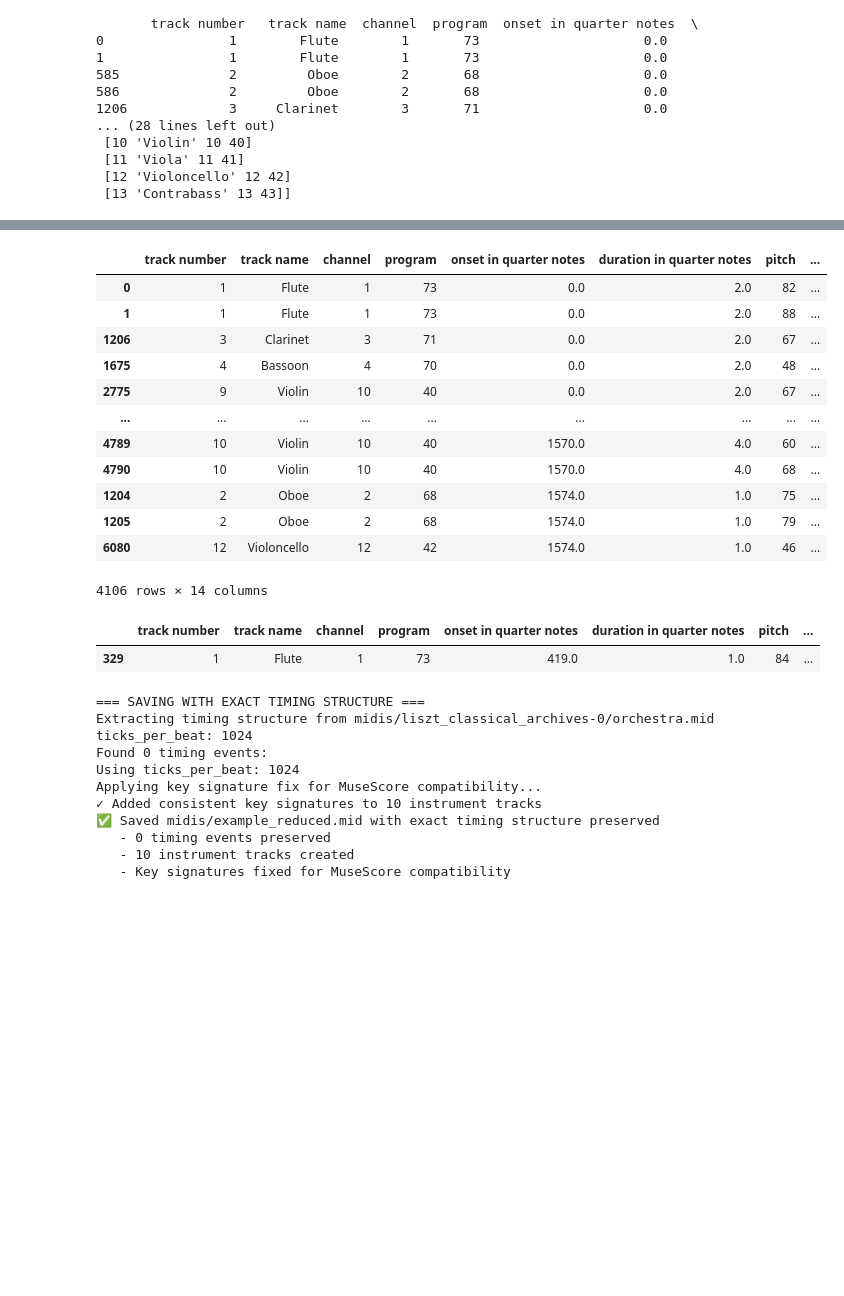
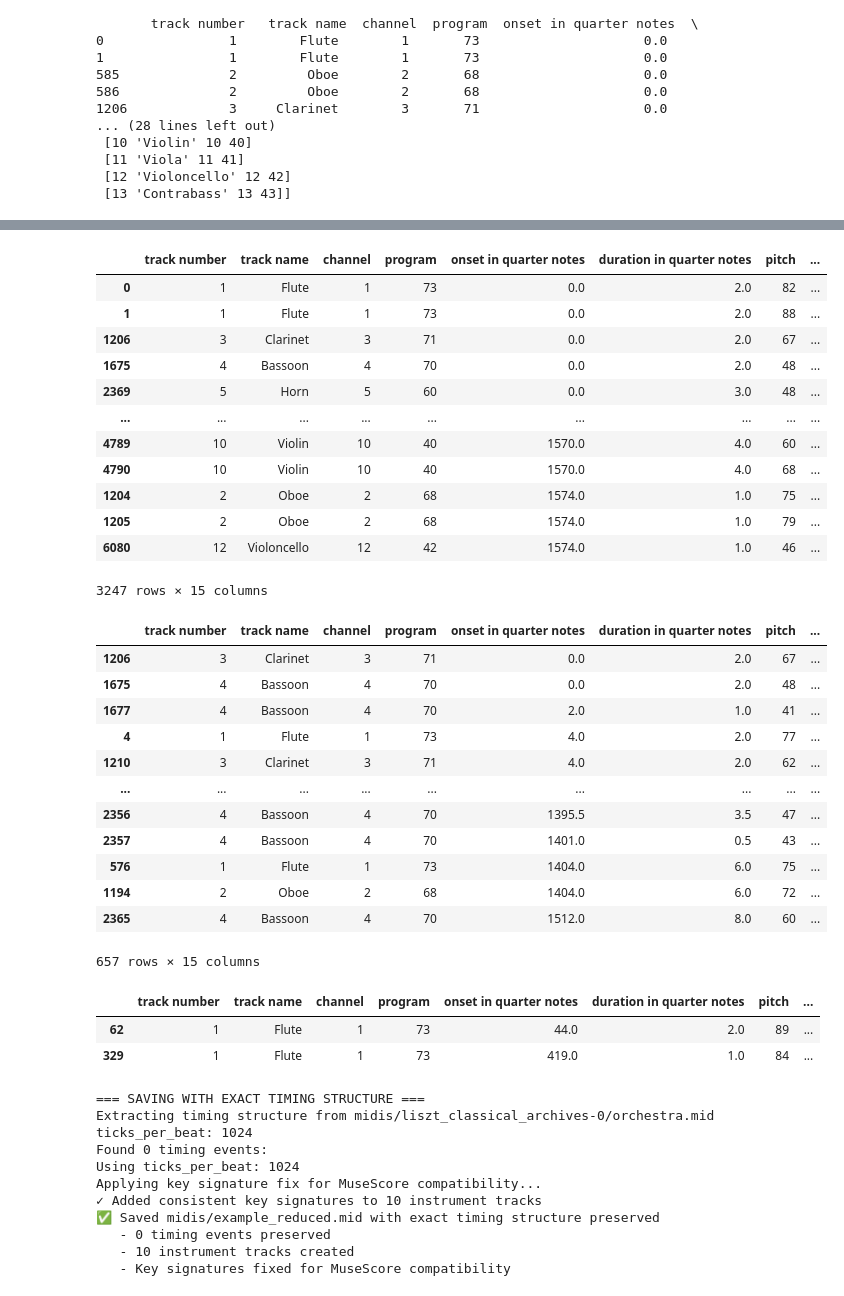
Before and after one commit to VelardeGissel/AutomaticMusicOrchestration, a Jupyter notebook: estimate_doublings.ipynb, the cells around one changed output, grey strips where cells are left out. Drawn from its saved outputs; the diff is of its cells as text; code cells hidden in the pictures; blank space fills up the shorter version.

```diff
--- a/estimate_doublings.ipynb
+++ b/estimate_doublings.ipynb
@@ -68,11 +68,12 @@ def reduce_df_with_transform(df, tol=1.0, transformations=None):
     df_hashed = defaultdict(list)
     count_match = {
         'transformed': 0,
-        'direct': 0
+        'direct': 0,
+        'none': 0
     }
-
+    df_reduced["doubled"] = 0
     for func, kwargs in transformations:
-        df_reduced[f"{func.__name__}_{kwargs}"] = False
+        df_reduced[f"{func.__name__}_{kwargs}"] = 0
 
     todrop = []
 
@@ -80,7 +81,17 @@ def reduce_df_with_transform(df, tol=1.0, transformations=None):
         key = (note['onset in quarter notes'], note['pitch'])
 
         matched = False
-        if transformations:
+        for candidate_match_index in df_hashed[key]:
+            candidate_match = df_reduced.loc[candidate_match_index]
+            dur_diff = abs(candidate_match['duration in quarter notes'] - note['duration in quarter notes'])
+            if dur_diff <= note['duration in quarter notes'] * tol:
+                df_reduced.at[candidate_match_index, "doubled"] += 1
+                matched = True
+                count_match['direct'] += 1
+                todrop.append(idx)
+                break
+
+        if transformations and not matched:
             for func, kwargs in transformations:
                 if not matched:
                     transformed = func(note, **kwargs)
@@ -91,20 +102,15 @@ def reduce_df_with_transform(df, tol=1.0, transformations=None):
                                 candidate_match = df_reduced.loc[candidate_match_index]
                                 dur_diff = abs(candidate_match['duration in quarter notes'] - note['duration in quarter notes'])
                                 if dur_diff <= note['duration in quarter notes'] * tol:
-                                    df_reduced.at[candidate_match_index, f"{func.__name__}_{kwargs}"] = True
+                                    df_reduced.at[candidate_match_index, f"{func.__name__}_{kwargs}"] += 1
                                     matched = True
                                     count_match['transformed'] += 1
                                     todrop.append(idx)
                                     break
-                            if not matched:
-                                df_hashed[key_t].append(idx)
-                                matched = True
-                                count_match['direct'] += 1
-                                break
 
         if not matched:
             df_hashed[key].append(idx)
-            count_match['direct'] += 1
+            count_match['none'] += 1
 
     print(count_match)
     print(f"Original size: {df_reduced.shape}")
@@ -114,8 +120,10 @@ def reduce_df_with_transform(df, tol=1.0, transformations=None):
 
     return df_reduced
 # %%
-def transpose(note, n_semitones=12):
+def transpose(note, inverse=False, n_semitones=12):
     # Example: transpose pitch
+    if inverse:
+        n_semitones = - n_semitones
     new_note = note.copy()
     new_note['pitch'] = note['pitch'] + n_semitones
     return [ new_note ]
@@ -178,19 +188,36 @@ df_reduced
 | 1 | 1 | Flute | 1 | 73 | 0.0 | 2.0 | 88 | ... |
 | 1206 | 3 | Clarinet | 3 | 71 | 0.0 | 2.0 | 67 | ... |
 | 1675 | 4 | Bassoon | 4 | 70 | 0.0 | 2.0 | 48 | ... |
-| 2775 | 9 | Violin | 10 | 40 | 0.0 | 2.0 | 67 | ... |
+| 2369 | 5 | Horn | 5 | 60 | 0.0 | 3.0 | 48 | ... |
 | ... | ... | ... | ... | ... | ... | ... | ... | ... |
 | 4789 | 10 | Violin | 10 | 40 | 1570.0 | 4.0 | 60 | ... |
 | 4790 | 10 | Violin | 10 | 40 | 1570.0 | 4.0 | 68 | ... |
 | 1204 | 2 | Oboe | 2 | 68 | 1574.0 | 1.0 | 75 | ... |
 | 1205 | 2 | Oboe | 2 | 68 | 1574.0 | 1.0 | 79 | ... |
 | 6080 | 12 | Violoncello | 12 | 42 | 1574.0 | 1.0 | 46 | ... |
-4106 rows × 14 columns
+3247 rows × 15 columns
 # %%
-df_reduced[df_reduced["transpose_{'n_semitones': 46}"]==True]
+df_reduced[df_reduced["doubled"] > 0]
 # %% [output]
 |  | track number | track name | channel | program | onset in quarter notes | duration in quarter notes | pitch | ... |
-| 329 | 1 | Flute | 1 | 73 | 419.0 | 1.0 | 84 | ... |
+| 1206 | 3 | Clarinet | 3 | 71 | 0.0 | 2.0 | 67 | ... |
+| 1675 | 4 | Bassoon | 4 | 70 | 0.0 | 2.0 | 48 | ... |
+| 1677 | 4 | Bassoon | 4 | 70 | 2.0 | 1.0 | 41 | ... |
+| 4 | 1 | Flute | 1 | 73 | 4.0 | 2.0 | 77 | ... |
+| 1210 | 3 | Clarinet | 3 | 71 | 4.0 | 2.0 | 62 | ... |
+| ... | ... | ... | ... | ... | ... | ... | ... | ... |
+| 2356 | 4 | Bassoon | 4 | 70 | 1395.5 | 3.5 | 47 | ... |
+| 2357 | 4 | Bassoon | 4 | 70 | 1401.0 | 0.5 | 43 | ... |
+| 576 | 1 | Flute | 1 | 73 | 1404.0 | 6.0 | 75 | ... |
+| 1194 | 2 | Oboe | 2 | 68 | 1404.0 | 6.0 | 72 | ... |
+| 2365 | 4 | Bassoon | 4 | 70 | 1512.0 | 8.0 | 60 | ... |
+657 rows × 15 columns
+# %%
+df_reduced[df_reduced["transpose_{'n_semitones': 46}"] > 0]
+# %% [output]
+|  | track number | track name | channel | program | onset in quarter notes | duration in quarter notes | pitch | ... |
+| 62 | 1 | Flute | 1 | 73 | 44.0 | 2.0 | 89 | ... |
+| 329 | 1 | Flute | 1 | 73 | 419.0 | 1.0 | 84 | ... |
 # %%
 save_midi_with_exact_timing_structure(df_reduced, 'midis/example_reduced.mid', reference_midi_path=fileorch)
 # %% [output]
```
Also changed, not shown: parts of 8 cells of this notebook.
